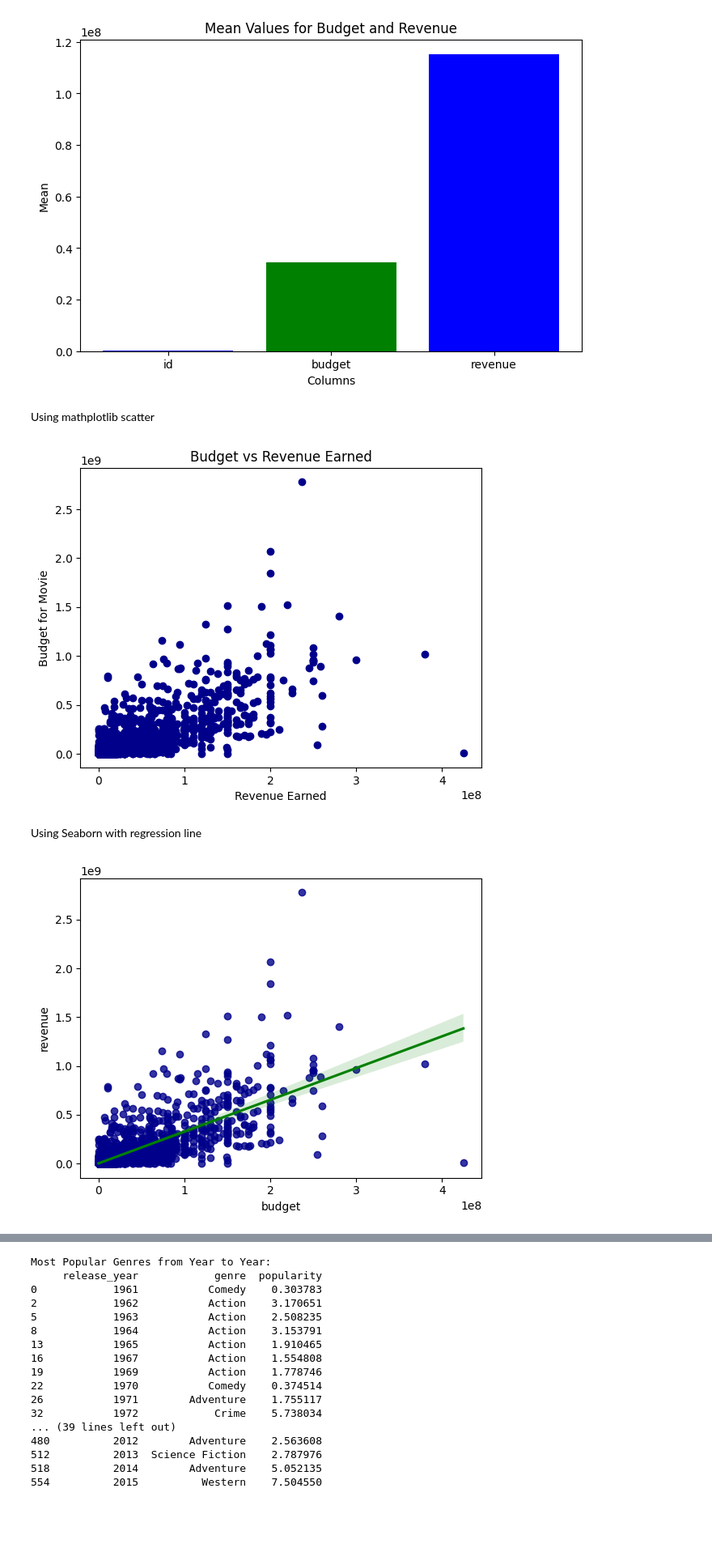
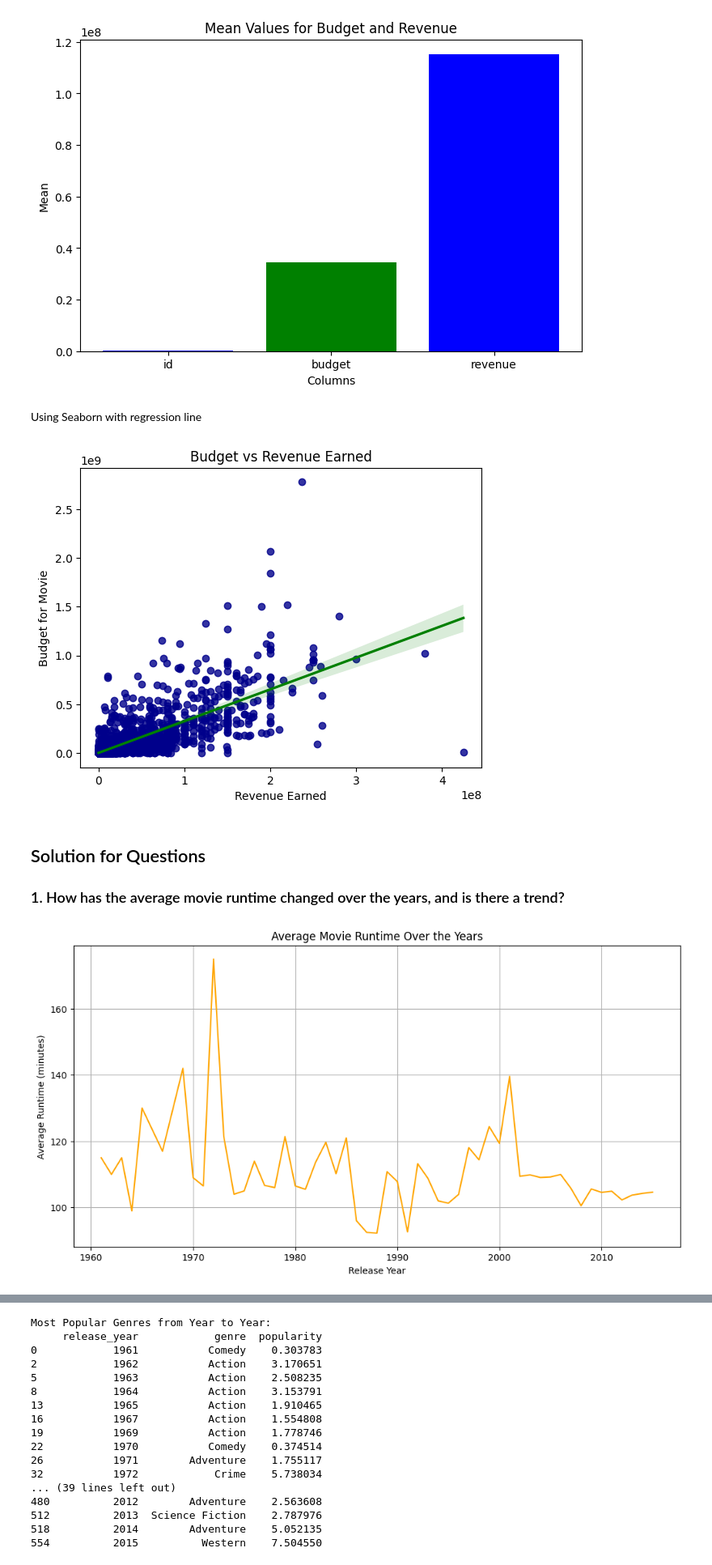
Before and after one commit to adgehTech/Movie_Analysis, a Jupyter notebook: movie_analysis.ipynb, the cells around one changed output, grey strips where cells are left out. Shown at 81% size. Drawn from its saved outputs; the diff is of its cells as text; code cells hidden in the pictures; blank space fills up the shorter version.

```diff
--- a/movie_analysis.ipynb
+++ b/movie_analysis.ipynb
@@ -334,20 +332,6 @@ ax.set_ylabel('Mean')
 plt.show()
 # %% [output]
 [figure]
-# %% [markdown]
-<a id='mathplotlib'></a>
-Using mathplotlib scatter
-# %%
-plt.scatter(x=movie_data['budget'], y=movie_data['revenue'], c='darkBlue')
-
-plt.title('Budget vs Revenue Earned')
-
-plt.xlabel('Revenue Earned')
-
-plt.ylabel('Budget for Movie')
-plt.show()
-# %% [output]
-[figure, removed]
 # %% [markdown]
 <a id='seaborn'></a>
 Using Seaborn with regression line
@@ -355,8 +339,34 @@ Using Seaborn with regression line
 # Plotting budget vs revenue with a regression line
 sns.regplot(x="budget", y="revenue", data=movie_data, scatter_kws={"color": "darkBlue"}, line_kws={"color": "green"})
 
+plt.title('Budget vs Revenue Earned')
+plt.xlabel('Revenue Earned')
+plt.ylabel('Budget for Movie')
+
 # Show the plot
 plt.show()
 # %% [output]
-[figure, old version]
+[figure, new version]
+# %% [markdown]
+<a id='solutions'></a>
+
+## Solution for Questions
+
+<a id='firstQuestion'></a>
+
+### 1. How has the average movie runtime changed over the years, and is there a trend?
+# %%
+# Analyzing the average movie runtime over the years
+average_runtime_per_year = movie_data.groupby('release_year')['runtime'].mean().reset_index()
+
+# Plotting the trend of average movie runtime over the years
+plt.figure(figsize=(12, 6))
+sns.lineplot(data=average_runtime_per_year, x='release_year', y='runtime', color='orange')
+plt.title('Average Movie Runtime Over the Years')
+plt.xlabel('Release Year')
+plt.ylabel('Average Runtime (minutes)')
+plt.grid(True)
+plt.show()
+# %% [output]
+[figure, added]
 # %% [markdown]
```
Also changed, not shown: parts of 9 cells of this notebook.
